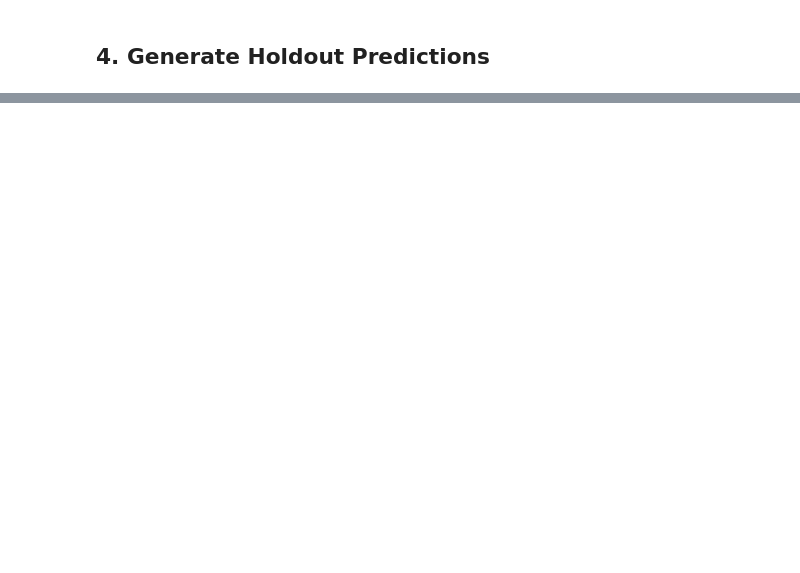
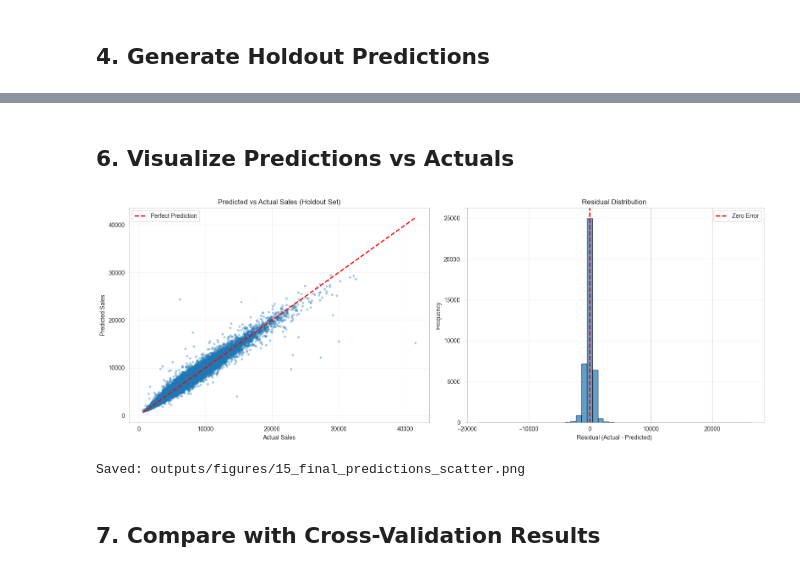
Before and after one commit to bradleyboehmke/rossmann-forecasting, a Jupyter notebook: notebooks/05-final-eval-and-test-simulation.ipynb, the cells around one changed output, grey strips where cells are left out. Drawn from its saved outputs; the diff is of its cells as text; code cells hidden in the pictures; blank space fills up the shorter version.

```diff
--- a/notebooks/05-final-eval-and-test-simulation.ipynb
+++ b/notebooks/05-final-eval-and-test-simulation.ipynb
@@ -22,0 +107,11 @@ This notebook trains the final model and evaluates on the holdout period.
+# %%
+# Train final ensemble (this will take a few minutes)
+ensemble = train_final_ensemble(
+    train_df,
+    feature_cols,
+    weights={'xgboost': 0.71, 'catboost': 0.29}
+)
+
+print("\nFinal ensemble trained successfully!")
+print(f"Components: {list(ensemble['models'].keys())}")
+print(f"Weights: {ensemble['weights']}")
@@ -26,0 +141,8 @@ This notebook trains the final model and evaluates on the holdout period.
+# %%
+# Generate predictions on holdout set
+predictions, holdout_df_filtered = predict_with_ensemble(ensemble, holdout_df)
+actuals = holdout_df_filtered['Sales'].values
+
+print(f"Generated {len(predictions):,} predictions")
+print(f"Prediction range: ${predictions.min():.2f} to ${predictions.max():.2f}")
+print(f"Actual range: ${actuals.min():.2f} to ${actuals.max():.2f}")
@@ -34,0 +185,36 @@ This notebook trains the final model and evaluates on the holdout period.
+# %% [markdown]
+## 6. Visualize Predictions vs Actuals
+# %%
+# Scatter plot: Predicted vs Actual
+fig, axes = plt.subplots(1, 2, figsize=(16, 6))
+
+# Scatter plot
+ax = axes[0]
+ax.scatter(actuals, predictions, alpha=0.3, s=10)
+ax.plot([actuals.min(), actuals.max()], [actuals.min(), actuals.max()], 'r--', lw=2, label='Perfect Prediction')
+ax.set_xlabel('Actual Sales')
+ax.set_ylabel('Predicted Sales')
+ax.set_title('Predicted vs Actual Sales (Holdout Set)')
+ax.legend()
+ax.grid(True, alpha=0.3)
+
+# Residuals histogram
+ax = axes[1]
+residuals = actuals - predictions
+ax.hist(residuals, bins=50, alpha=0.7, edgecolor='black')
+ax.axvline(x=0, color='red', linestyle='--', linewidth=2, label='Zero Error')
+ax.set_xlabel('Residual (Actual - Predicted)')
+ax.set_ylabel('Frequency')
+ax.set_title('Residual Distribution')
+ax.legend()
+ax.grid(True, alpha=0.3, axis='y')
+
+plt.tight_layout()
+plt.savefig('../outputs/figures/15_final_predictions_scatter.png', dpi=300, bbox_inches='tight')
+plt.show()
+print("Saved: outputs/figures/15_final_predictions_scatter.png")
+# %% [output]
+[figure, added]
+Saved: outputs/figures/15_final_predictions_scatter.png
+# %% [markdown]
+## 7. Compare with Cross-Validation Results
```
Also changed, not shown: parts of 30 cells of this notebook, 4 other files.
